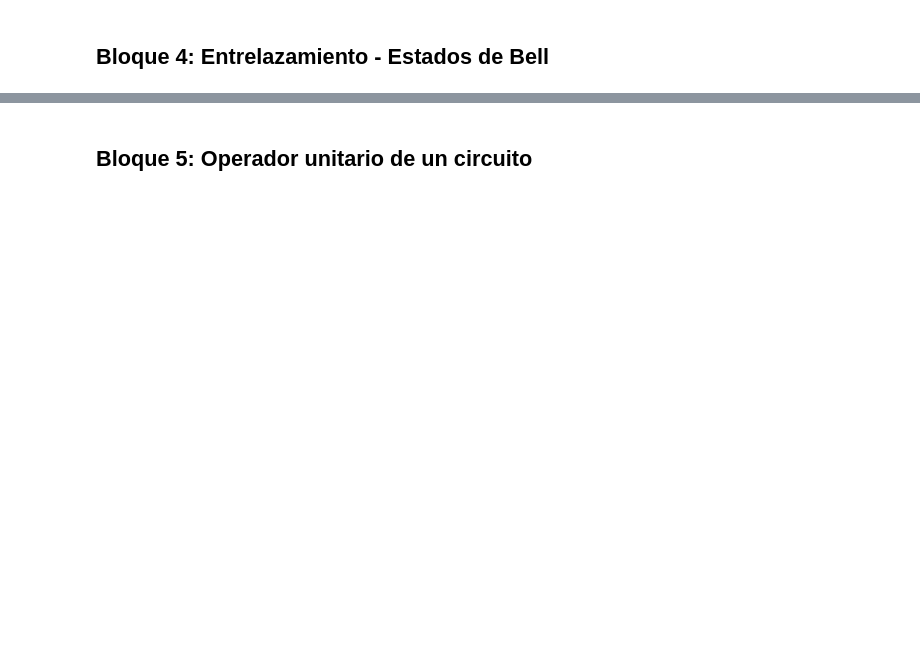
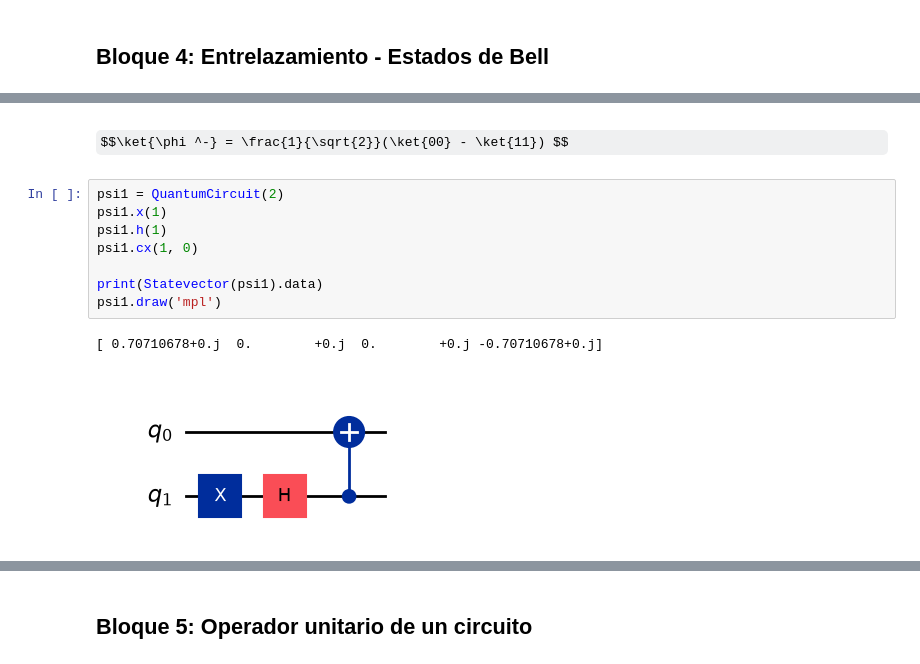
Before and after one commit to zhengzhu14/quantum_circuit_lab, a Jupyter notebook: Pr1/pr1.ipynb, the cells around one changed output, grey strips where cells are left out. Drawn from its saved outputs; the diff is of its cells as text; some formulas as TeX source; blank space fills up the shorter version.

```diff
--- a/Pr1/pr1.ipynb
+++ b/Pr1/pr1.ipynb
@@ -132,0 +752,13 @@ donde $CNOT_{i, j}$ indica que el qubit $i$ es el control y $j$ es el target. Co
+# %% [markdown]
+$$\ket{\phi ^-} = \frac{1}{\sqrt{2}}(\ket{00} - \ket{11}) $$
+# %%
+psi1 = QuantumCircuit(2)
+psi1.x(1)
+psi1.h(1)
+psi1.cx(1, 0)
+
+print(Statevector(psi1).data)
+psi1.draw('mpl')
+# %% [output]
+[ 0.70710678+0.j  0.        +0.j  0.        +0.j -0.70710678+0.j]
+[figure, added]
```
Also changed, not shown: parts of 60 cells of this notebook, 3 other files.
